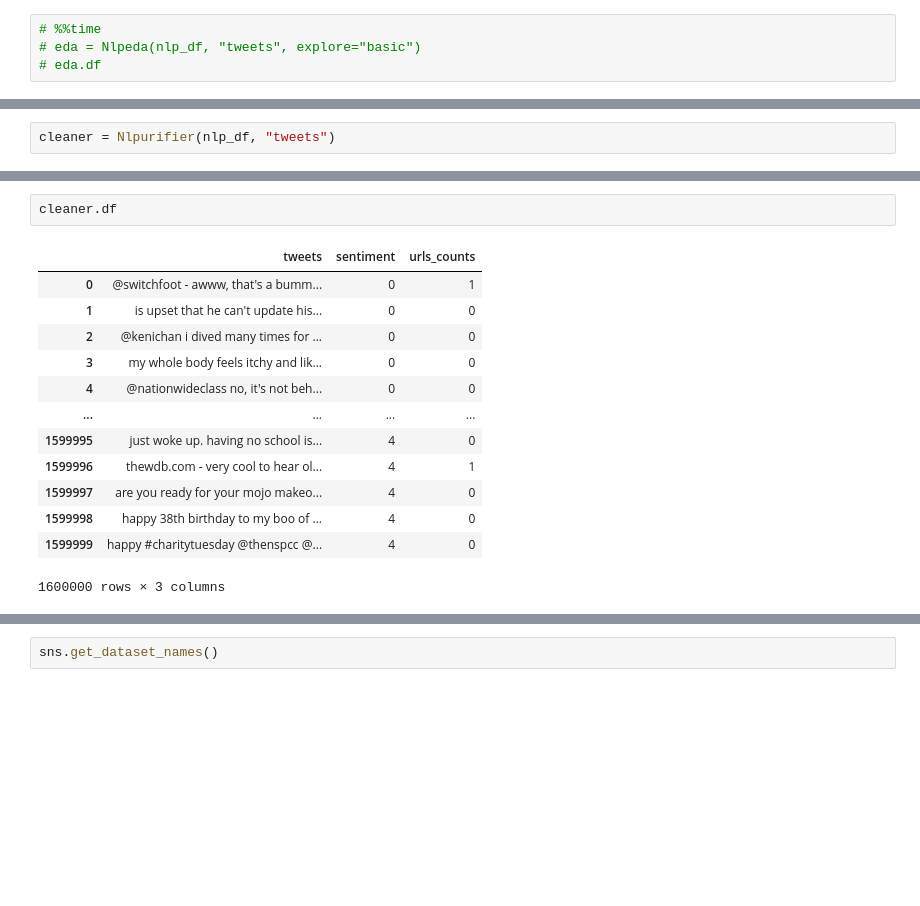
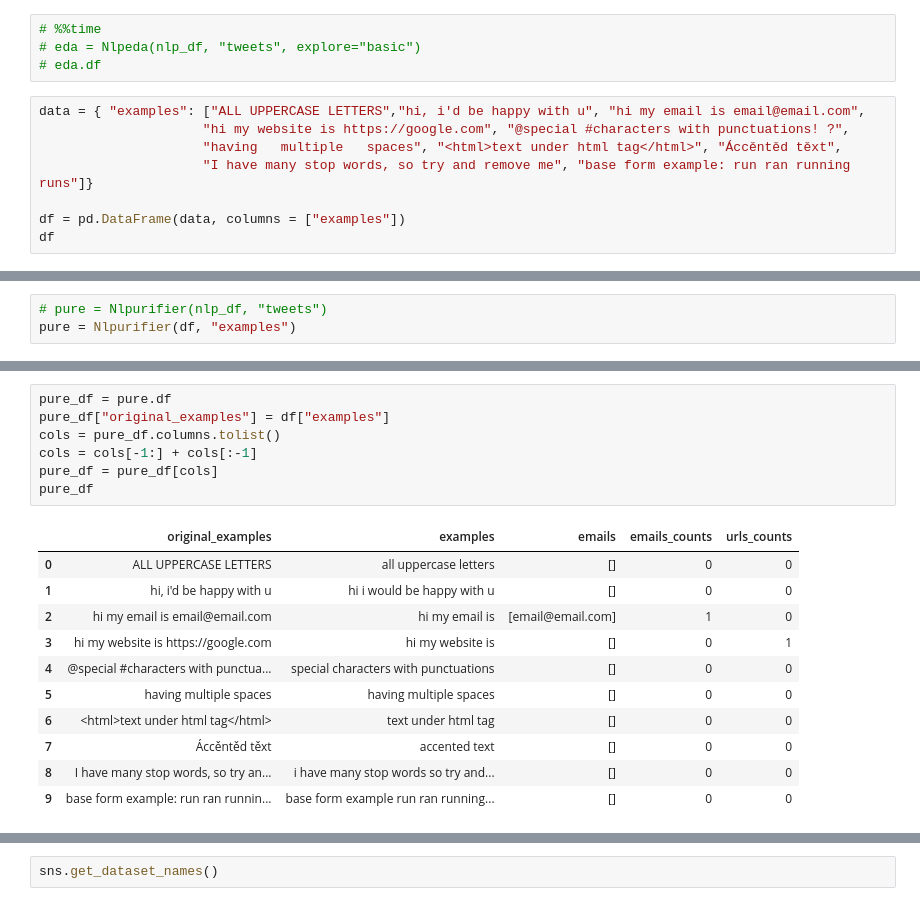
Before and after one commit to Elysian01/Data-Purifier, a Jupyter notebook: test.ipynb, the cells around one changed output, grey strips where cells are left out. Drawn from its saved outputs; the diff is of its cells as text; blank space fills up the shorter version.

```diff
--- a/test.ipynb
+++ b/test.ipynb
@@ -32,3 +32,11 @@ nlp_df.head()
 # %%time
 # eda = Nlpeda(nlp_df, "tweets", explore="basic")
 # eda.df
+# %%
+data = { "examples": ["ALL UPPERCASE LETTERS","hi, i'd be happy with u", "hi my email is email@email.com",
+                     "hi my website is https://google.com", "@special #characters with punctuations! ?",
+                     "having   multiple   spaces", "<html>text under html tag</html>", "Áccěntěd těxt",
+                     "I have many stop words, so try and remove me", "base form example: run ran running runs"]}
+
+df = pd.DataFrame(data, columns = ["examples"])
+df
@@ -35,5 +55,6 @@ nlp_df.head()
 # %%
-cleaner = Nlpurifier(nlp_df, "tweets")
+# pure = Nlpurifier(nlp_df, "tweets")
+pure = Nlpurifier(df, "examples")
 # %% [output]
 GridspecLayout(children=(Checkbox(value=False, description='Lower all Words', indent=False, layout=Layout(grid…
 [interactive output not drawn]
@@ -47,19 +75,22 @@ Finished execution of 'remove_urls' function in 2.612 secs
 Completed Purifying!
 
 type <obj>.df to access processed and purified dataframe
-# %%
-cleaner.df
-# %% [output]
-|  | tweets | sentiment | urls_counts |
-| 0 | @switchfoot - awww, that's a bumm... | 0 | 1 |
-| 1 | is upset that he can't update his... | 0 | 0 |
-| 2 | @kenichan i dived many times for ... | 0 | 0 |
-| 3 | my whole body feels itchy and lik... | 0 | 0 |
-| 4 | @nationwideclass no, it's not beh... | 0 | 0 |
-| ... | ... | ... | ... |
-| 1599995 | just woke up. having no school is... | 4 | 0 |
-| 1599996 | thewdb.com - very cool to hear ol... | 4 | 1 |
-| 1599997 | are you ready for your mojo makeo... | 4 | 0 |
-| 1599998 | happy 38th birthday to my boo of ... | 4 | 0 |
-| 1599999 | happy #charitytuesday @thenspcc @... | 4 | 0 |
-1600000 rows × 3 columns
+# %%
+pure_df = pure.df
+pure_df["original_examples"] = df["examples"]
+cols = pure_df.columns.tolist()
+cols = cols[-1:] + cols[:-1]
+pure_df = pure_df[cols]
+pure_df
+# %% [output]
+|  | original_examples | examples | emails | emails_counts | urls_counts |
+| 0 | ALL UPPERCASE LETTERS | all uppercase letters | [] | 0 | 0 |
+| 1 | hi, i'd be happy with u | hi i would be happy with u | [] | 0 | 0 |
+| 2 | hi my email is email@email.com | hi my email is | [email@email.com] | 1 | 0 |
+| 3 | hi my website is https://google.com | hi my website is | [] | 0 | 1 |
+| 4 | @special #characters with punctua... | special characters with punctuations | [] | 0 | 0 |
+| 5 | having multiple spaces | having multiple spaces | [] | 0 | 0 |
+| 6 | <html>text under html tag</html> | text under html tag | [] | 0 | 0 |
+| 7 | Áccěntěd těxt | accented text | [] | 0 | 0 |
+| 8 | I have many stop words, so try an... | i have many stop words so try and... | [] | 0 | 0 |
+| 9 | base form example: run ran runnin... | base form example run ran running... | [] | 0 | 0 |
```
Also changed, not shown: parts of 3 cells of this notebook, 3 other files.
